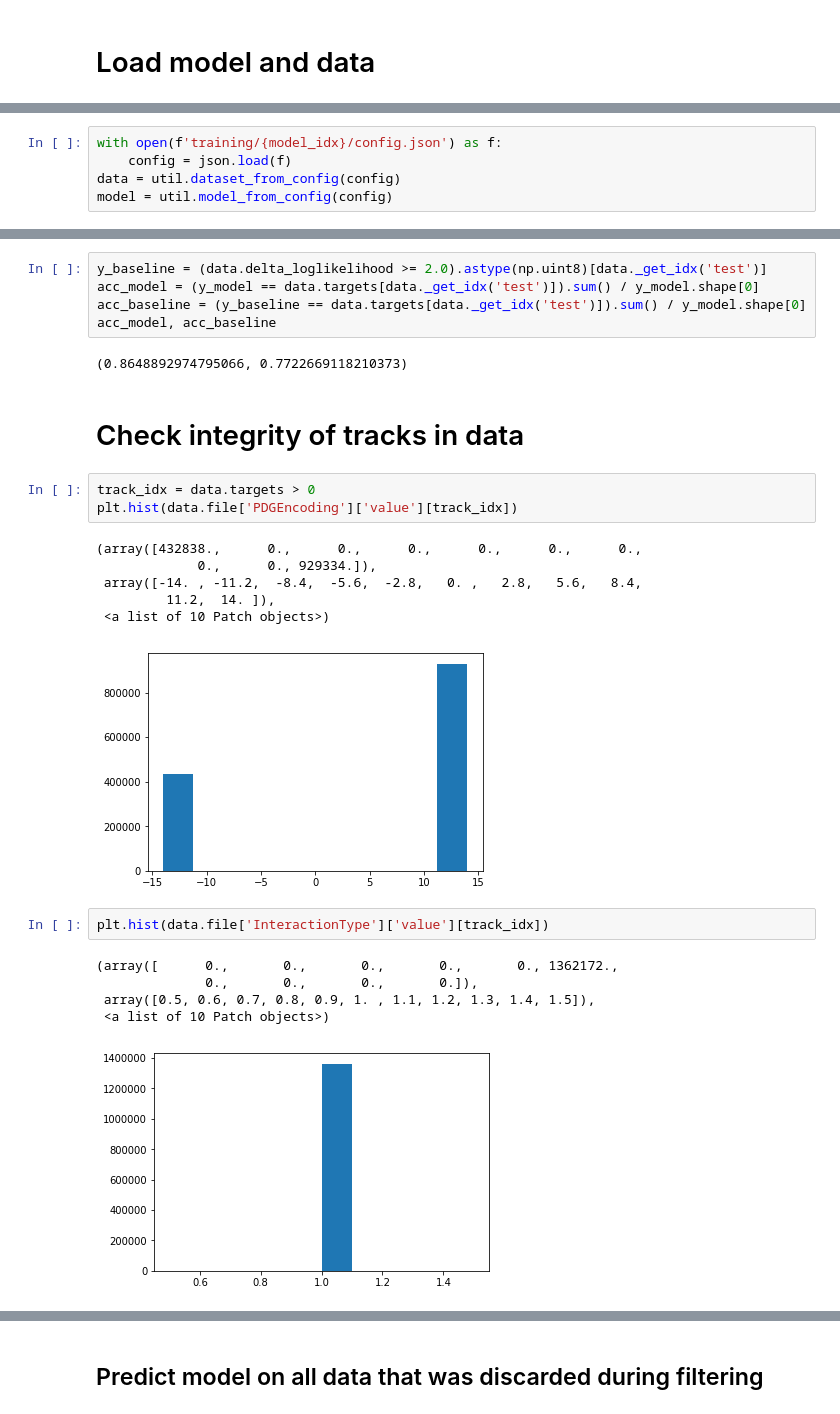
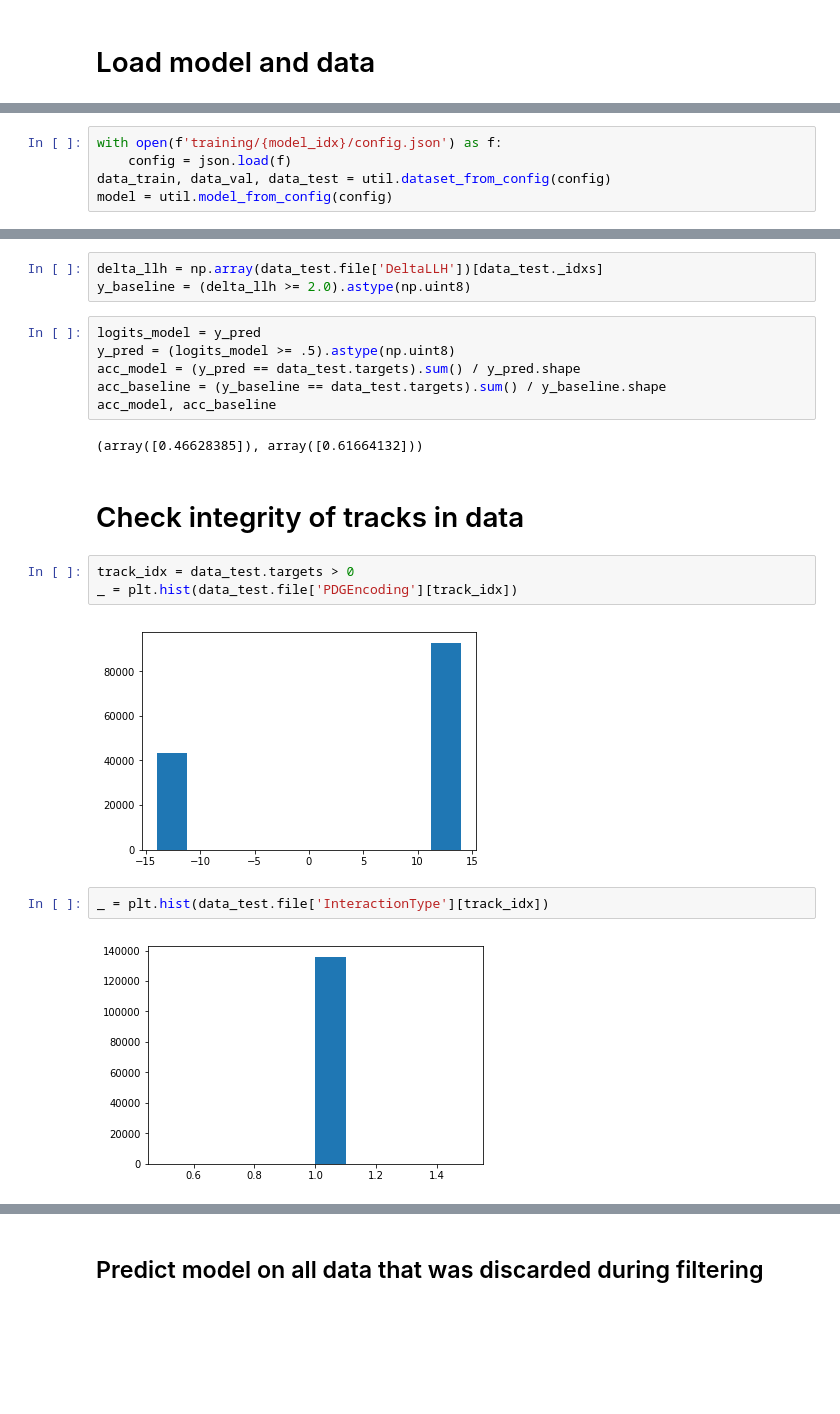
Before and after one commit to ruian1/NuIntClassification, a Jupyter notebook: baselines.ipynb, the cells around one changed output, grey strips where cells are left out. Drawn from its saved outputs; the diff is of its cells as text; blank space fills up the shorter version.

```diff
--- a/baselines.ipynb
+++ b/baselines.ipynb
@@ -16,6 +18,6 @@ model_idx = 'hd5-6181356400'
 # %%
 with open(f'training/{model_idx}/config.json') as f:
     config = json.load(f)
-data = util.dataset_from_config(config)
+data_train, data_val, data_test = util.dataset_from_config(config)
 model = util.model_from_config(config)
 # %% [output]
@@ -60,28 +53,23 @@ plt.hist(logits_model)
+# %%
+delta_llh = np.array(data_test.file['DeltaLLH'])[data_test._idxs]
+y_baseline = (delta_llh >= 2.0).astype(np.uint8)
 # %%
-y_baseline = (data.delta_loglikelihood >= 2.0).astype(np.uint8)[data._get_idx('test')]
-acc_model = (y_model == data.targets[data._get_idx('test')]).sum() / y_model.shape[0]
-acc_baseline = (y_baseline == data.targets[data._get_idx('test')]).sum() / y_model.shape[0]
+logits_model = y_pred
+y_pred = (logits_model >= .5).astype(np.uint8)
+acc_model = (y_pred == data_test.targets).sum() / y_pred.shape
+acc_baseline = (y_baseline == data_test.targets).sum() / y_baseline.shape
 acc_model, acc_baseline
 # %% [output]
-(0.8648892974795066, 0.7722669118210373)
+(array([0.46628385]), array([0.61664132]))
 # %% [markdown]
 # Check integrity of tracks in data
 # %%
-track_idx = data.targets > 0
-plt.hist(data.file['PDGEncoding']['value'][track_idx])
+track_idx = data_test.targets > 0
+_ = plt.hist(data_test.file['PDGEncoding'][track_idx])
 # %% [output]
-(array([432838.,      0.,      0.,      0.,      0.,      0.,      0.,
-             0.,      0., 929334.]),
- array([-14. , -11.2,  -8.4,  -5.6,  -2.8,   0. ,   2.8,   5.6,   8.4,
-         11.2,  14. ]),
- <a list of 10 Patch objects>)
-[figure, old version]
+[figure, new version]
 # %%
-plt.hist(data.file['InteractionType']['value'][track_idx])
+_ = plt.hist(data_test.file['InteractionType'][track_idx])
 # %% [output]
-(array([      0.,       0.,       0.,       0.,       0., 1362172.,
-              0.,       0.,       0.,       0.]),
- array([0.5, 0.6, 0.7, 0.8, 0.9, 1. , 1.1, 1.2, 1.3, 1.4, 1.5]),
- <a list of 10 Patch objects>)
-[figure, old version]
+[figure, new version]
 # %%
```
Also changed, not shown: parts of 31 cells of this notebook, 13 other files.
